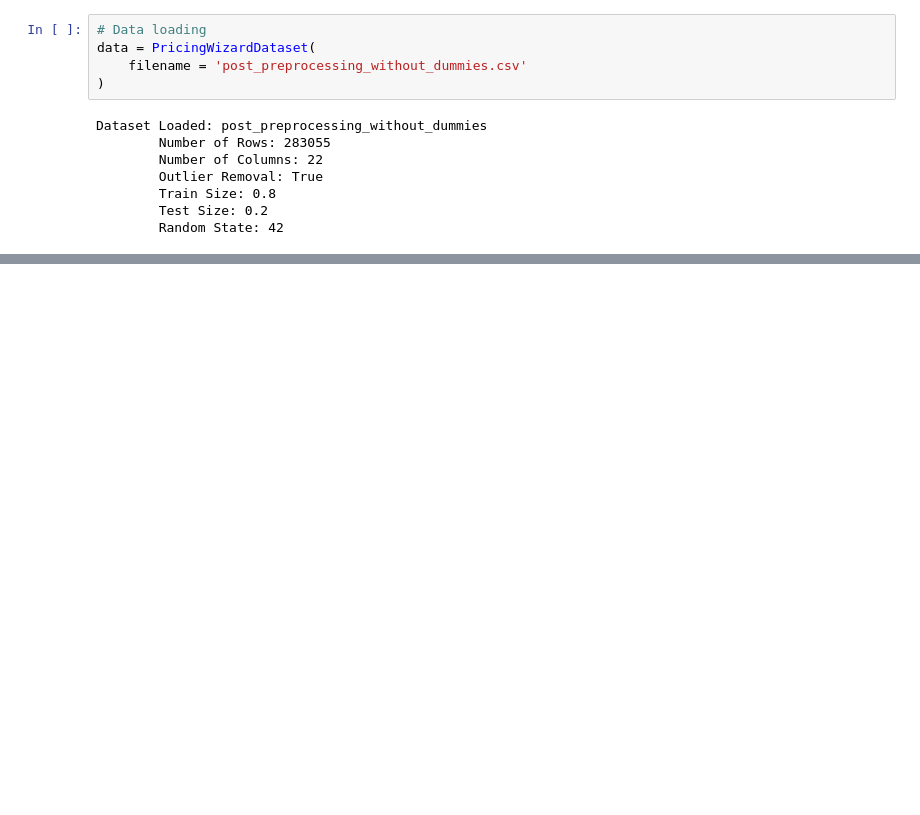
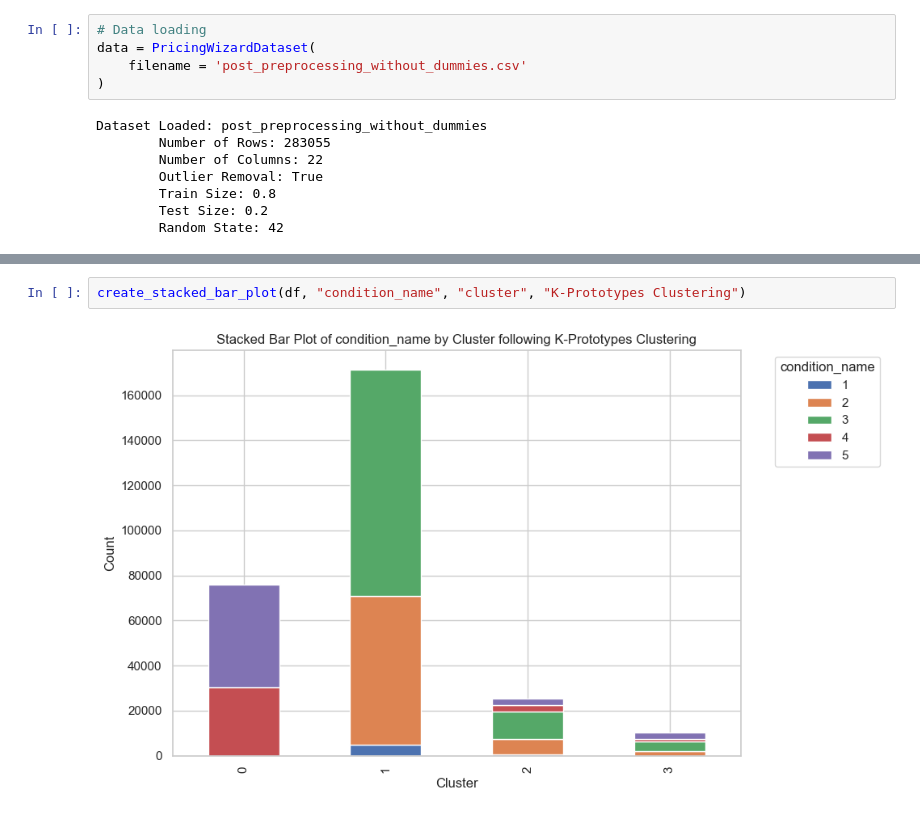
Before and after one commit to RasKrebs/pricing_wizards, a Jupyter notebook: notebooks/clustering.ipynb, the cells around one changed output, grey strips where cells are left out. Cells and saved outputs as stored; diff of their text form; blank space fills up the shorter version.

```diff
--- a/notebooks/clustering.ipynb
+++ b/notebooks/clustering.ipynb
@@ -116,0 +383,4 @@ df.groupby('cluster').agg(
+# %%
+create_stacked_bar_plot(df, "condition_name", "cluster", "K-Prototypes Clustering")
+# %% [output]
+[figure, added]
```
Also changed, not shown: parts of 78 cells of this notebook, 1 other file.
